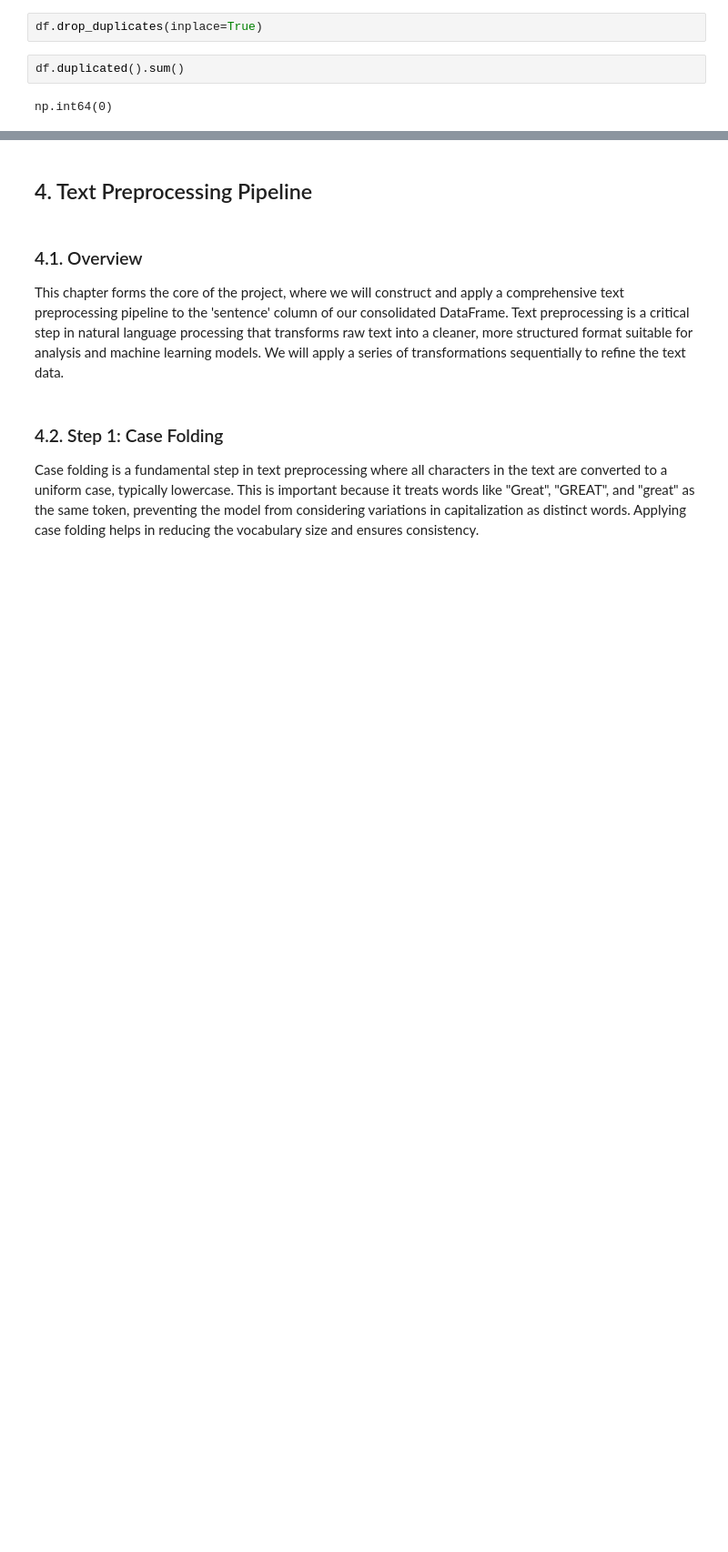
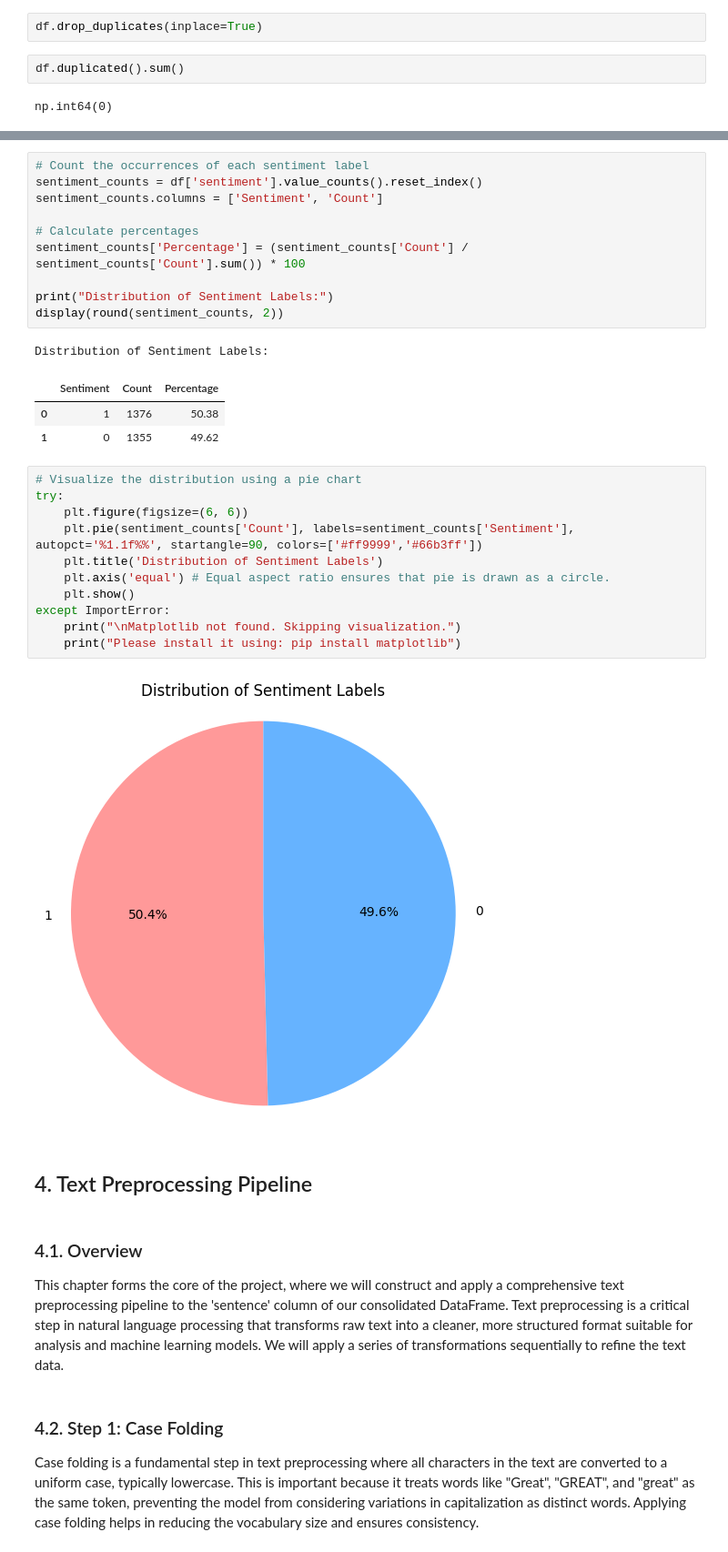
Before and after one commit to LatiefDataVisionary/sentiment-analysis-text-processing-bisa-ai, a Jupyter notebook: notebook/notebook.ipynb, the cells around one changed output, grey strips where cells are left out. Shown at 91% size. Drawn from its saved outputs; the diff is of its cells as text; blank space fills up the shorter version.

Commit message:
Visualize the distribution using a pie chart

```diff
--- a/notebook/notebook.ipynb
+++ b/notebook/notebook.ipynb
@@ -438,5 +440,33 @@ np.int64(0)
 
 Understanding the distribution of the target variable (sentiment) is vital, especially for classification tasks. We will analyze how the sentiment labels (positive vs. negative) are distributed across the dataset. This helps us determine if the dataset is balanced or if there is a class imbalance that might need to be addressed later. Visualizations, such as a countplot, will be used to clearly illustrate the proportion of positive and negative sentiment examples.
+# %%
+# Count the occurrences of each sentiment label
+sentiment_counts = df['sentiment'].value_counts().reset_index()
+sentiment_counts.columns = ['Sentiment', 'Count']
+
+# Calculate percentages
+sentiment_counts['Percentage'] = (sentiment_counts['Count'] / sentiment_counts['Count'].sum()) * 100
+
+print("Distribution of Sentiment Labels:")
+display(round(sentiment_counts, 2))
+# %% [output]
+Distribution of Sentiment Labels:
+|  | Sentiment | Count | Percentage |
+| 0 | 1 | 1376 | 50.38 |
+| 1 | 0 | 1355 | 49.62 |
+# %%
+# Visualize the distribution using a pie chart
+try:
+    plt.figure(figsize=(6, 6))
+    plt.pie(sentiment_counts['Count'], labels=sentiment_counts['Sentiment'], autopct='%1.1f%%', startangle=90, colors=['#ff9999','#66b3ff'])
+    plt.title('Distribution of Sentiment Labels')
+    plt.axis('equal') # Equal aspect ratio ensures that pie is drawn as a circle.
+    plt.show()
+except ImportError:
+    print("\nMatplotlib not found. Skipping visualization.")
+    print("Please install it using: pip install matplotlib")
+# %% [output]
+[figure, added]
 # %% [markdown]
 ## 4. Text Preprocessing Pipeline
 # %% [markdown]
```
Also changed, not shown: parts of 2 cells of this notebook.
